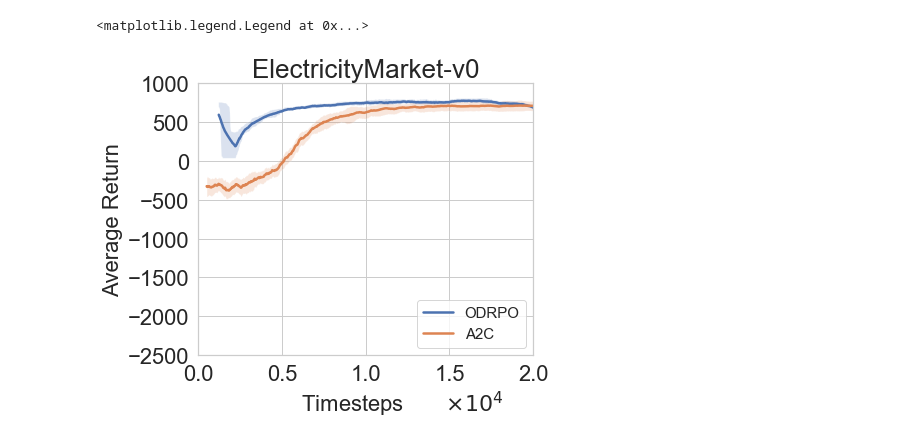
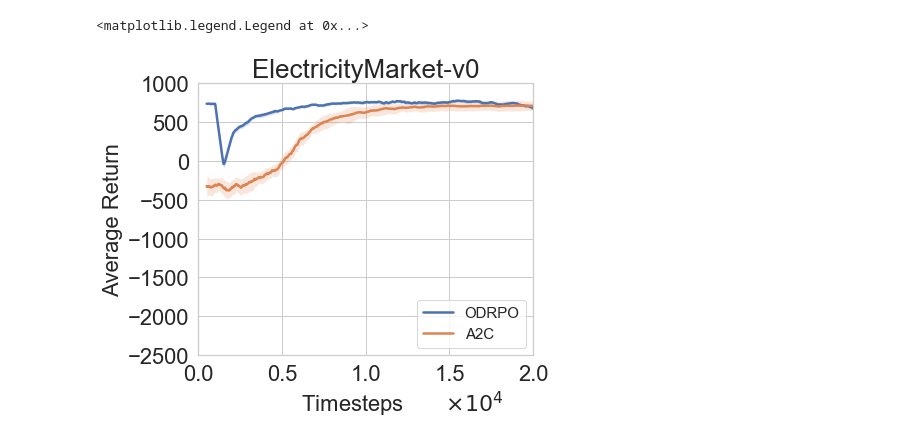
Before and after one commit to kadysongbb/efficient-wpo, a Jupyter notebook: continuous_control/view_training_continuous-EM.ipynb, the cells around one changed output. Drawn from its saved outputs; the diff is of its cells as text; code cells hidden in the pictures.

```diff
--- a/continuous_control/view_training_continuous-EM.ipynb
+++ b/continuous_control/view_training_continuous-EM.ipynb
@@ -101,7 +101,7 @@ if env_name == "ElectricityMarket":
     plt.ylim(-2500, 1000)
     plt.xlim(0, 2)
     plt.locator_params(axis="x", nbins=4)
-    drpo_file = ['log_files/em_results1_30000_1.txt']
+    drpo_file = ['log_files/em_results1_30000_1.txt', 'log_files/em_results1_20000_1.txt']
     a2c_log_name = ['./tmp/a2c_electricitymarket_monitor1.csv', './tmp/a2c_electricitymarket_monitor2.csv',
                     './tmp/a2c_electricitymarket_monitor3.csv']
 
@@ -149,31 +149,31 @@ else:
 #     ax.fill_between(np.cumsum(x_val)[len(x_val)-data_length:len(x_val)]/10**5, moving_average[1], moving_average[2], alpha=0.2)
 # else:
 #     x = np.linspace(0, num_timesteps, num=num_points)
 #     data_length = len(moving_average[0])
 #     ax.plot(x[len(x)-data_length:len(x)]/10**5, moving_average[0], label='TRPO', linewidth = 2.5)
 #     ax.fill_between(x[len(x)-data_length:len(x)]/10**5, moving_average[1], moving_average[2], alpha=0.2)
 # print('TRPO')
 # print(np.mean(moving_average[0][-30:]))
 # print(np.mean(moving_average[2][-30:]) - np.mean(moving_average[0][-30:]))
 
 # # PPO
 # moving_average = find_baseline_moving_avg(ppo_log_name, window_size, num_timesteps, num_points)
 # if len(ppo_log_name) == 1:
 #     temp = pd.read_csv(ppo_log_name[0], sep=',', skiprows = 0, header= 1)
 #     x_val = temp['l']
 #     data_length = len(moving_average[0])
 #     ax.plot(np.cumsum(x_val)[len(x_val)-data_length:len(x_val)]/10**5, moving_average[0], label='PPO', linewidth = 2.5)
 #     ax.fill_between(np.cumsum(x_val)[len(x_val)-data_length:len(x_val)]/10**5, moving_average[1], moving_average[2], alpha=0.2)
 # else:
 #     x = np.linspace(0, num_timesteps, num=num_points)
 #     data_length = len(moving_average[0])
 #     ax.plot(x[len(x)-data_length:len(x)]/10**5, moving_average[0], label='PPO', linewidth = 2.5)
 #     ax.fill_between(x[len(x)-data_length:len(x)]/10**5, moving_average[1], moving_average[2], alpha=0.2)
 # print('PPO')
 # print(np.mean(moving_average[0][-30:]))
 # print(np.mean(moving_average[2][-30:]) - np.mean(moving_average[0][-30:]))
 
 ax.legend(loc='lower right', fontsize = 15)
 # %% [output]
 <matplotlib.legend.Legend at 0x...>
-[figure, old version]
+[figure, new version]
```
Also changed, not shown: 9 other files.
